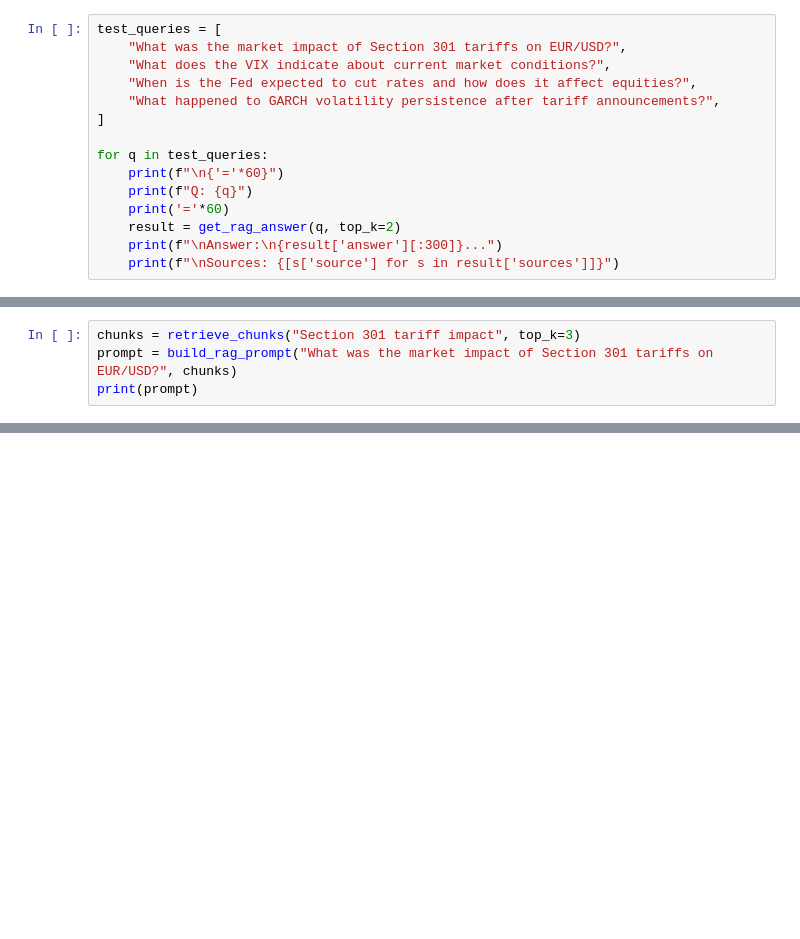
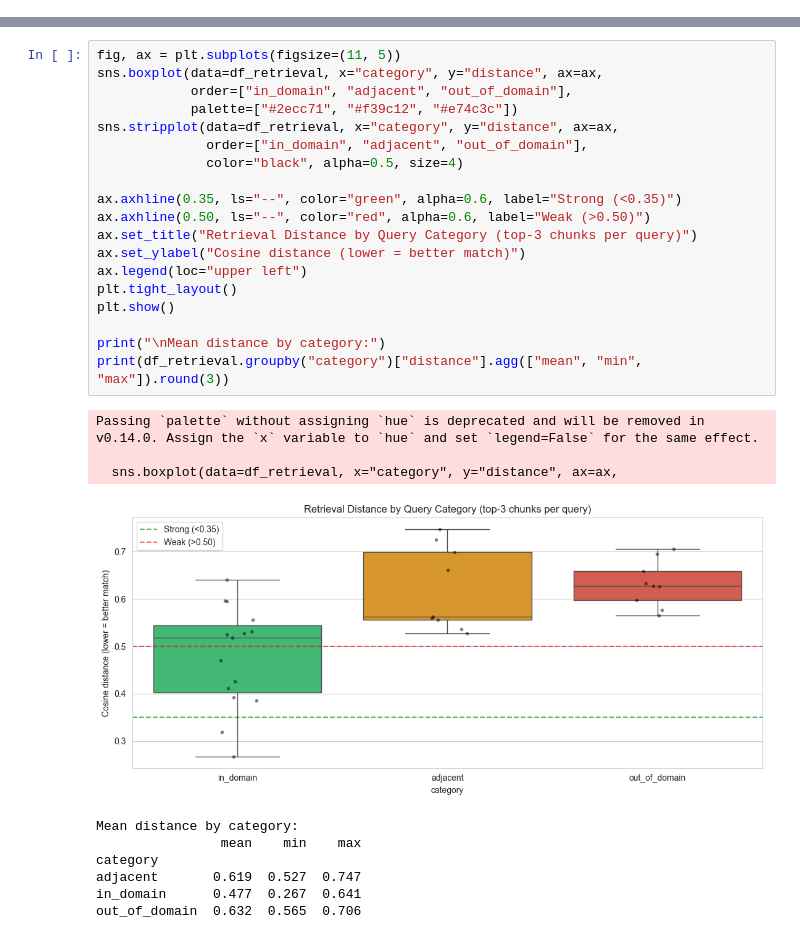
Before and after one commit to Dheerajc15/RiskPulse, a Jupyter notebook: notebooks/rag_market_data.ipynb, the cells around one changed output, grey strips where cells are left out. Drawn from its saved outputs; the diff is of its cells as text; blank space fills up the shorter version.

```diff
--- a/notebooks/rag_market_data.ipynb
+++ b/notebooks/rag_market_data.ipynb
@@ -58,15 +66,0 @@ The S&P 500 fell 0.86% on the announcement day but recovered within 3 trading se
-# %%
-test_queries = [
-    "What was the market impact of Section 301 tariffs on EUR/USD?",
-    "What does the VIX indicate about current market conditions?",
-    "When is the Fed expected to cut rates and how does it affect equities?",
-    "What happened to GARCH volatility persistence after tariff announcements?",
-]
-
-for q in test_queries:
-    print(f"\n{'='*60}")
-    print(f"Q: {q}")
-    print('='*60)
-    result = get_rag_answer(q, top_k=2)
-    print(f"\nAnswer:\n{result['answer'][:300]}...")
-    print(f"\nSources: {[s['source'] for s in result['sources']]}")
@@ -93,4 +66,0 @@ Sources: ['section_301_tariffs.txt', 'fred_release_2024.txt']
-# %%
-chunks = retrieve_chunks("Section 301 tariff impact", top_k=3)
-prompt = build_rag_prompt("What was the market impact of Section 301 tariffs on EUR/USD?", chunks)
-print(prompt)
@@ -123,0 +128,30 @@ curl -X POST http://localhost:8000/rag/query \
+# %%
+fig, ax = plt.subplots(figsize=(11, 5))
+sns.boxplot(data=df_retrieval, x="category", y="distance", ax=ax,
+            order=["in_domain", "adjacent", "out_of_domain"],
+            palette=["#2ecc71", "#f39c12", "#e74c3c"])
+sns.stripplot(data=df_retrieval, x="category", y="distance", ax=ax,
+              order=["in_domain", "adjacent", "out_of_domain"],
+              color="black", alpha=0.5, size=4)
+
+ax.axhline(0.35, ls="--", color="green", alpha=0.6, label="Strong (<0.35)")
+ax.axhline(0.50, ls="--", color="red", alpha=0.6, label="Weak (>0.50)")
+ax.set_title("Retrieval Distance by Query Category (top-3 chunks per query)")
+ax.set_ylabel("Cosine distance (lower = better match)")
+ax.legend(loc="upper left")
+plt.tight_layout()
+plt.show()
+
+print("\nMean distance by category:")
+print(df_retrieval.groupby("category")["distance"].agg(["mean", "min", "max"]).round(3))
+# %% [output]
+Passing `palette` without assigning `hue` is deprecated and will be removed in v0.14.0. Assign the `x` variable to `hue` and set `legend=False` for the same effect.
+
+  sns.boxplot(data=df_retrieval, x="category", y="distance", ax=ax,
+[figure, added]
+Mean distance by category:
+                mean    min    max
+category
+adjacent       0.619  0.527  0.747
+in_domain      0.477  0.267  0.641
+out_of_domain  0.632  0.565  0.706
```
Also changed, not shown: parts of 28 cells of this notebook, 3 other files.
